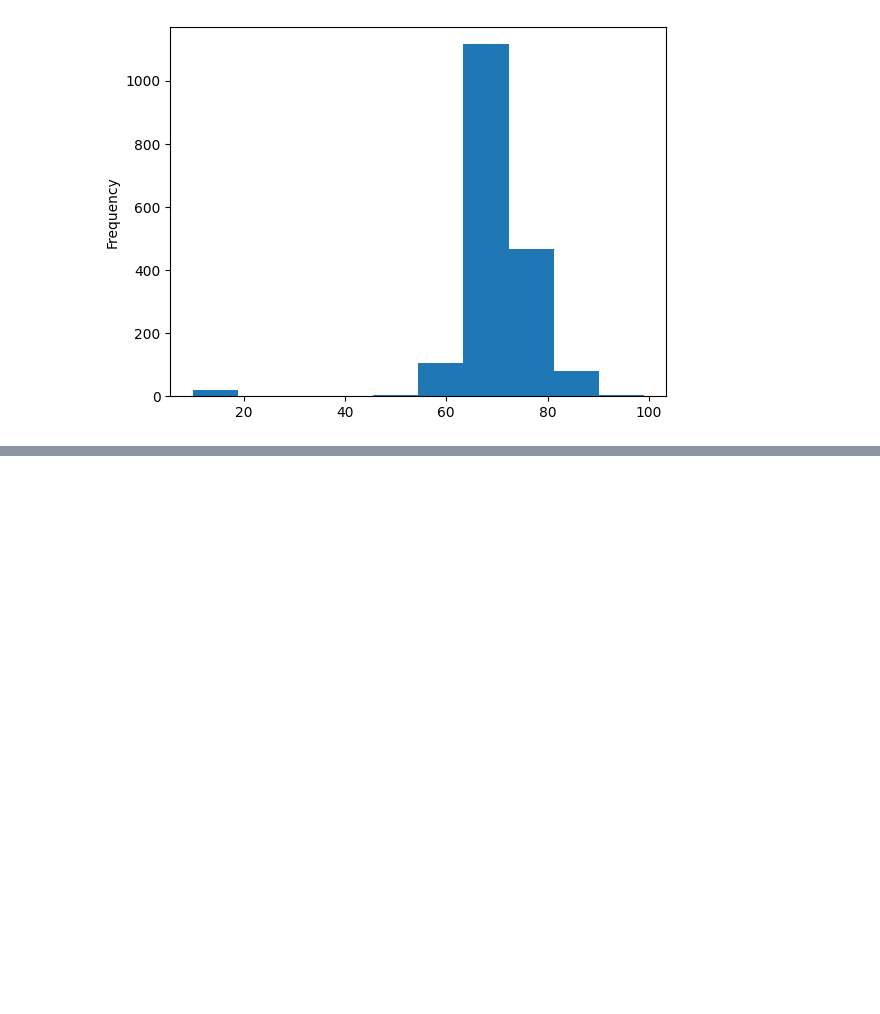
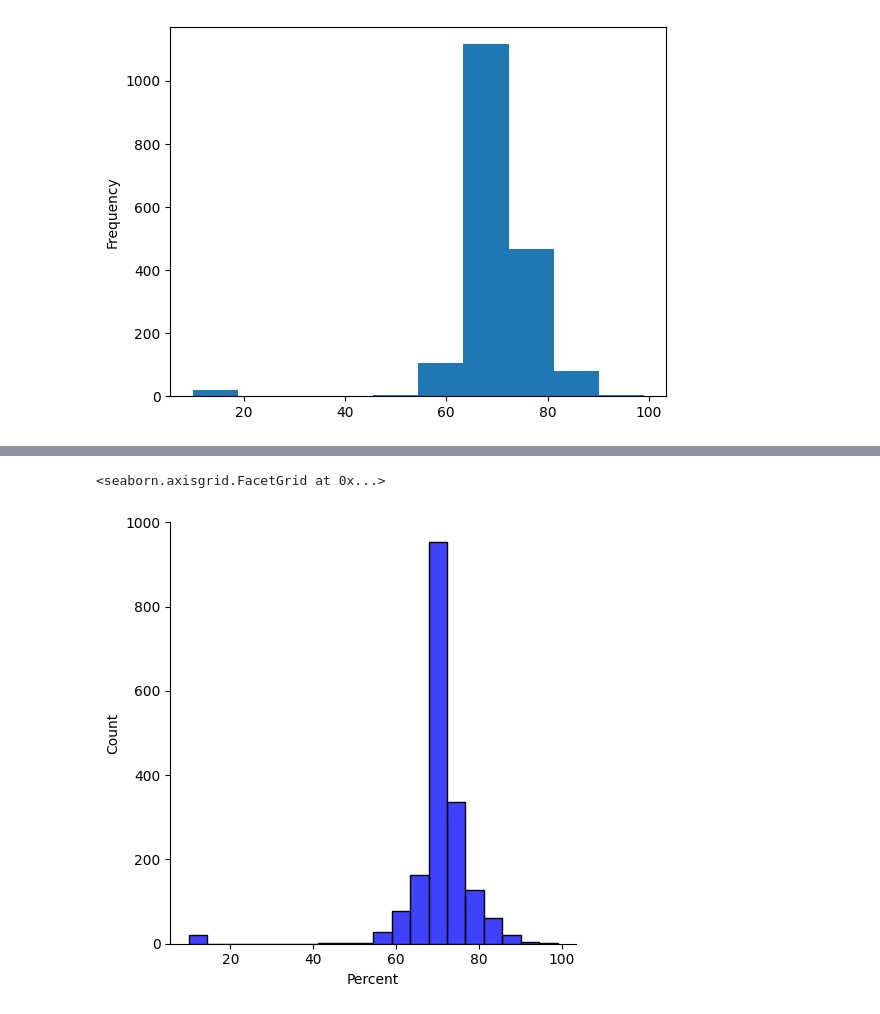
Before and after one commit to tigranvartanyan/popytka1, a Jupyter notebook: Копия_блокнота_"Untitled9_ipynb".ipynb, the cells around one changed output, grey strips where cells are left out. Drawn from its saved outputs; the diff is of its cells as text; code cells hidden in the pictures; blank space fills up the shorter version.

```diff
--- a/Копия_блокнота_"Untitled9_ipynb".ipynb
+++ b/Копия_блокнота_"Untitled9_ipynb".ipynb
@@ -286,0 +294,5 @@ BB['Percent'].plot.hist()
+# %%
+sns.displot(BB['Percent'], bins=20, color='b')
+# %% [output]
+<seaborn.axisgrid.FacetGrid at 0x...>
+[figure, added]
```
Also changed, not shown: parts of 8 cells of this notebook.
